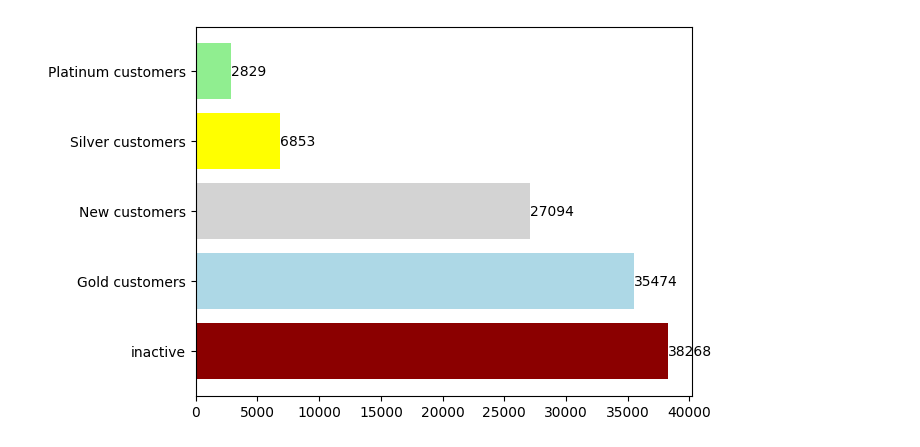
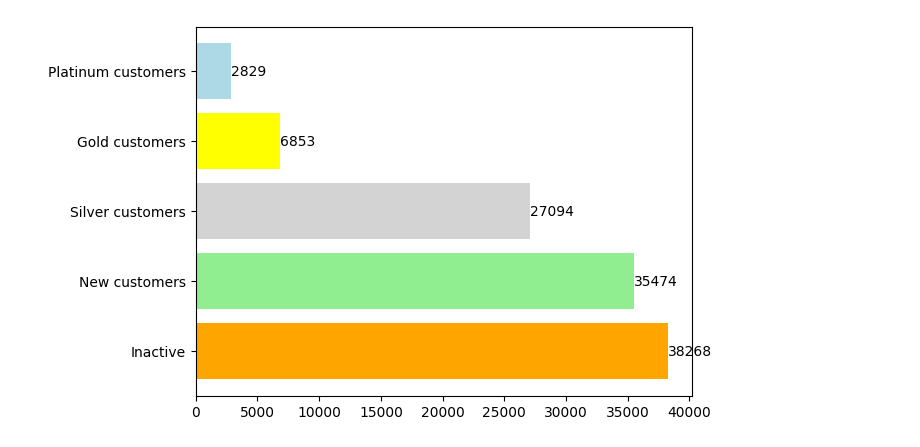
Before and after one commit to Jamie135/Piscine_Data_Science, a Jupyter notebook: Day02/ex05/Clustering.ipynb, the cells around one changed output. Cells and saved outputs as stored; diff of their text form; code cells hidden in the pictures.

```diff
--- a/Day02/ex05/Clustering.ipynb
+++ b/Day02/ex05/Clustering.ipynb
@@ -1,15 +1,16 @@
 # %%
 import sqlalchemy
 import pandas as pd
+import numpy as np
 import matplotlib.pyplot as plt
 from sklearn.cluster import KMeans
 from sklearn.preprocessing import StandardScaler
 
 
-connect = sqlalchemy.create_engine("postgresql://pbureera:mysecretpassword@localhost:5432/piscineds")
-connection = connect.raw_connection()
+connection = sqlalchemy.create_engine("postgresql://pbureera:mysecretpassword@localhost:5432/piscineds")
+connect = connection.raw_connection()
 connection.autocommit = True
-cursor = connection.cursor()
+cursor = connect.cursor()
 # %%
 df = pd.read_sql_query(
     """
@@ -52,41 +53,41 @@ df = pd.read_sql_query(
 	JOIN clustering_data ON frequency.user_id = clustering_data.user_id
 	ORDER BY user_id
     """,
-    connect
+    connection
 )
+
 X = df.drop('user_id', axis=1)
 
 scaler = StandardScaler()
 X_scaled = scaler.fit_transform(X)
 
 kmeans = KMeans(n_clusters=5, init='k-means++', max_iter=300, n_init=10, random_state=0)
 pred_y = kmeans.fit_predict(X_scaled)
 
 df['cluster'] = pred_y
 
 centers = kmeans.cluster_centers_
 
 real_centers = scaler.inverse_transform(centers)
 centers_df = pd.DataFrame(real_centers, columns=X.columns)
 
-
 cluster_labels = {
-    0: 'Silver customers',
-    1: 'New customers',
-    2: 'Gold customers',
-    3: 'inactive',
+    0: 'Gold customers',
+    1: 'Silver customers',
+    2: 'New customers',
+    3: 'Inactive',
     4: 'Platinum customers'
 }
-color = ['darkred', 'lightblue', 'lightgrey', 'yellow', 'lightgreen']
+color = ['orange', 'lightgreen', 'lightgrey', 'yellow', 'lightblue']
 
 df['cluster_label'] = df['cluster'].map(cluster_labels)
 cluster_counts = df['cluster_label'].value_counts()
 bars = plt.barh(cluster_counts.index, cluster_counts.values, color=color)
 for bar in bars:
     plt.text(bar.get_width(), bar.get_y() + bar.get_height()/2,
             f'{bar.get_width():.0f}',
             va='center'
     )
 plt.show()
 # %% [output]
-[figure, old version]
+[figure, new version]
```
Also changed, not shown: parts of 1 cell of this notebook.
